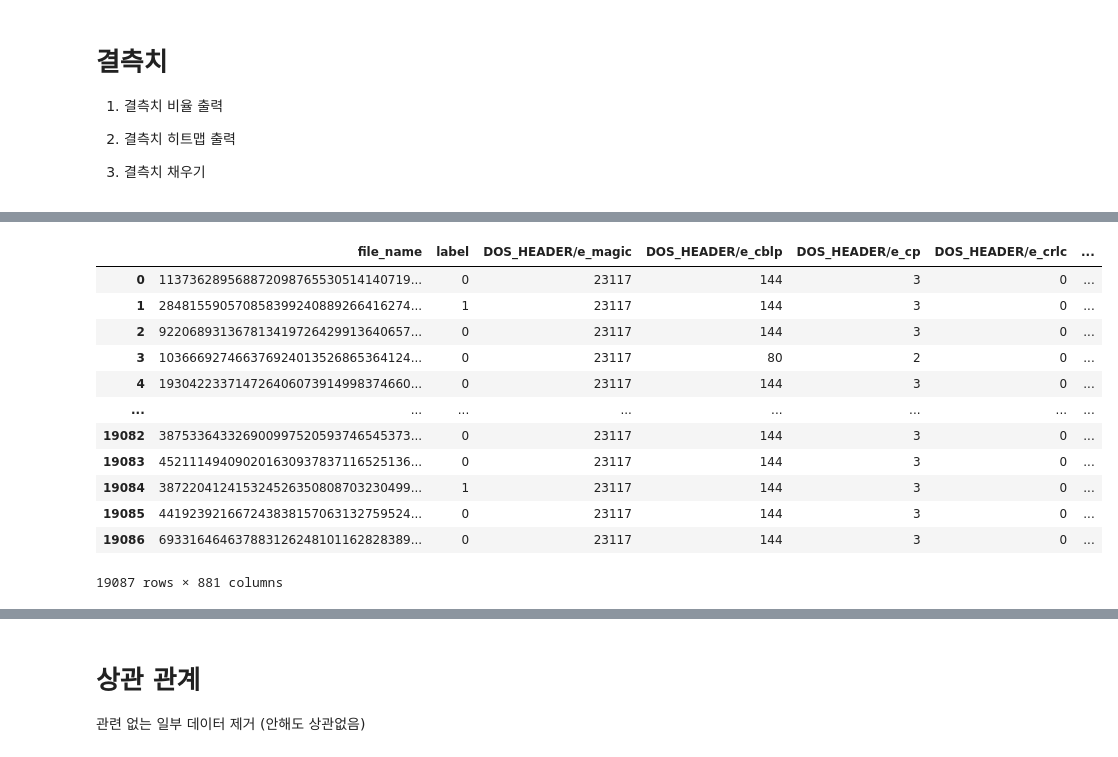
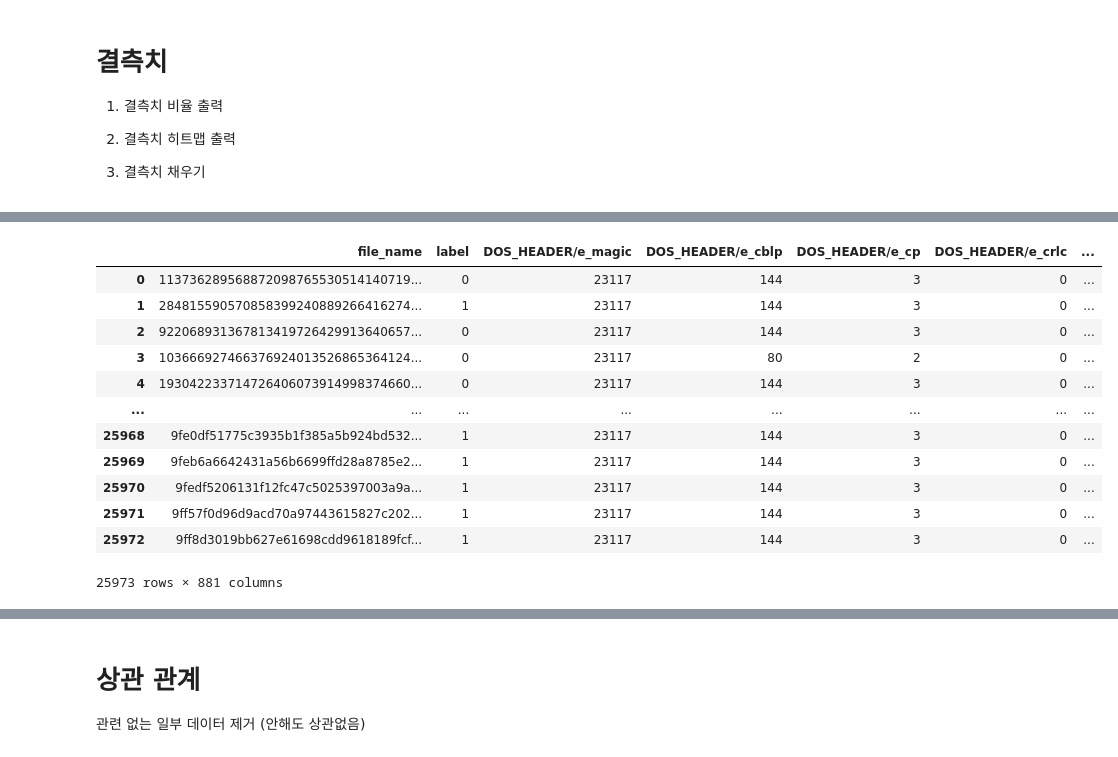
Before and after one commit to Jae-Ju-Do/AI, a Jupyter notebook: deep_learning(vscode ver).ipynb, the cells around one changed output, grey strips where cells are left out. Cells and saved outputs as stored; diff of their text form; code cells hidden in the pictures.

```diff
--- a/deep_learning(vscode ver).ipynb
+++ b/deep_learning(vscode ver).ipynb
@@ -294,32 +298,32 @@ appear_pe_data.to_csv(appear_pe_data_path)
 # %%
 # 경로
 zero_pe_data_path = r".\data\missing_ratio\extract_feature(PE_missing_zero).csv"
 max_pe_data_path = r".\data\missing_ratio\extract_feature(PE_missing_max).csv"
 min_pe_data_path = r".\data\missing_ratio\extract_feature(PE_missing_min).csv"
 mean_pe_data_path = r".\data\missing_ratio\extract_feature(PE_missing_mean).csv"
 appear_pe_data_path = r".\data\missing_ratio\extract_feature(PE_missing_appear).csv"
 
 
 # 원하는 데이터로 결측치 결정
-missing_data = pd.read_csv(zero_pe_data_path)
+# missing_data = pd.read_csv(zero_pe_data_path)
 # missing_data = pd.read_csv(max_pe_data_path)
 # missing_data = pd.read_csv(min_pe_data_path)
 # missing_data = pd.read_csv(mean_pe_data_path)
-# missing_data = pd.read_csv(appear_pe_data_path)
+missing_data = pd.read_csv(appear_pe_data_path)
 
 missing_data = missing_data.drop(columns=['Unnamed: 0'])
 missing_data
 # %% [output]
 |  | file_name | label | DOS_HEADER/e_magic | DOS_HEADER/e_cblp | DOS_HEADER/e_cp | DOS_HEADER/e_crlc | ... |
 | 0 | 113736289568872098765530514140719... | 0 | 23117 | 144 | 3 | 0 | ... |
 | 1 | 284815590570858399240889266416274... | 1 | 23117 | 144 | 3 | 0 | ... |
 | 2 | 922068931367813419726429913640657... | 0 | 23117 | 144 | 3 | 0 | ... |
 | 3 | 103666927466376924013526865364124... | 0 | 23117 | 80 | 2 | 0 | ... |
 | 4 | 193042233714726406073914998374660... | 0 | 23117 | 144 | 3 | 0 | ... |
 | ... | ... | ... | ... | ... | ... | ... | ... |
-| 19082 | 387533643326900997520593746545373... | 0 | 23117 | 144 | 3 | 0 | ... |
-| 19083 | 452111494090201630937837116525136... | 0 | 23117 | 144 | 3 | 0 | ... |
-| 19084 | 387220412415324526350808703230499... | 1 | 23117 | 144 | 3 | 0 | ... |
-| 19085 | 441923921667243838157063132759524... | 0 | 23117 | 144 | 3 | 0 | ... |
-| 19086 | 693316464637883126248101162828389... | 0 | 23117 | 144 | 3 | 0 | ... |
+| 25968 | 9fe0df51775c3935b1f385a5b924bd532... | 1 | 23117 | 144 | 3 | 0 | ... |
+| 25969 | 9feb6a6642431a56b6699ffd28a8785e2... | 1 | 23117 | 144 | 3 | 0 | ... |
+| 25970 | 9fedf5206131f12fc47c5025397003a9a... | 1 | 23117 | 144 | 3 | 0 | ... |
+| 25971 | 9ff57f0d96d9acd70a97443615827c202... | 1 | 23117 | 144 | 3 | 0 | ... |
+| 25972 | 9ff8d3019bb627e61698cdd9618189fcf... | 1 | 23117 | 144 | 3 | 0 | ... |
-19087 rows × 881 columns
+25973 rows × 881 columns
```
Also changed, not shown: parts of 24 cells of this notebook, 1 other file.
